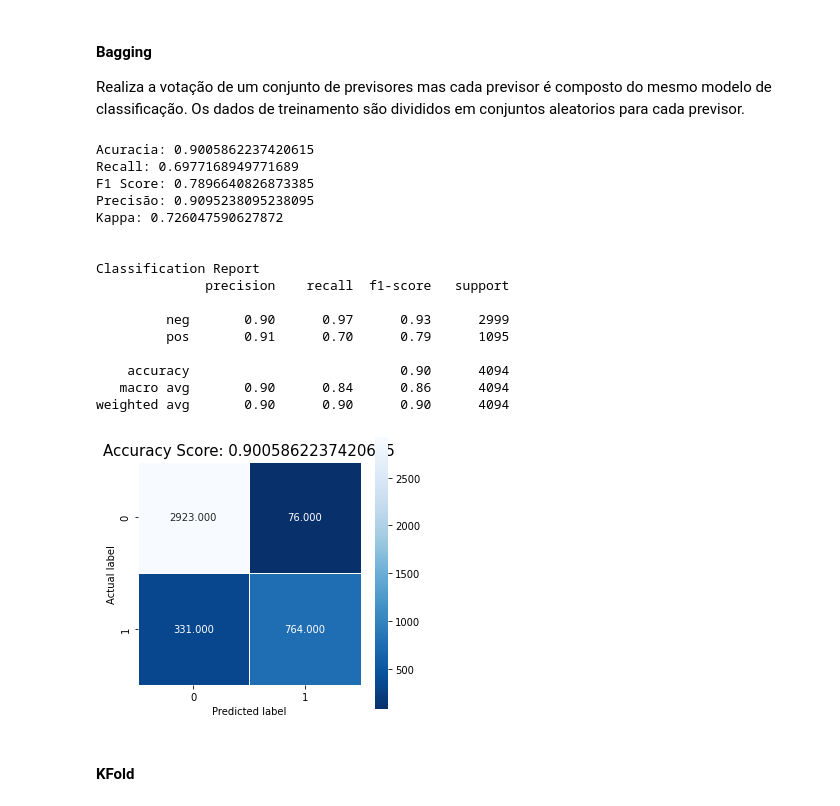
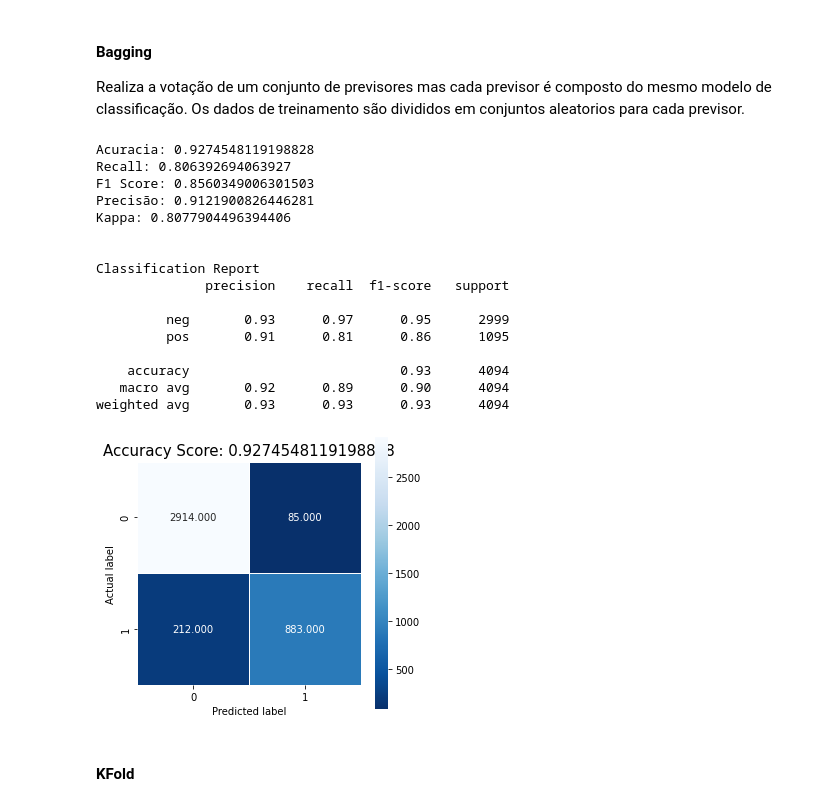
Before and after one commit to doissegundos/Fraud_detection_bank, a Jupyter notebook: fraud.ipynb, the cells around one changed output. Cells and saved outputs as stored; diff of their text form; code cells hidden in the pictures.

```diff
--- a/fraud.ipynb
+++ b/fraud.ipynb
@@ -263,3 +264,7 @@ def score(y_test,y_pred):
+# %%
+min_max_scaler = preprocessing.MinMaxScaler()
+x_train = min_max_scaler.fit_transform(x_train)
+x_test = min_max_scaler.transform(x_test)
 # %% [markdown]
 #### KNN
 
@@ -345,29 +350,29 @@ weighted avg       0.81      0.82      0.81      4094
 #### Bagging
 Realiza a votação de um conjunto de previsores mas cada previsor é composto do mesmo modelo de classificação. Os dados de treinamento são divididos em conjuntos aleatorios para cada previsor.
 # %%
-rf_clf = RandomForestClassifier(n_estimators=500, max_leaf_nodes=16, n_jobs=-1,random_state=42)
+rf_clf = RandomForestClassifier(n_estimators=400,n_jobs=-1,random_state=42)
 bag_clf = BaggingClassifier(rf_clf)
 bag_clf.fit(x_train, y_train)
 pred_bag = bag_clf.predict(x_test)
 score(y_test,pred_bag)
 # %% [output]
-Acuracia: 0.9005862237420615
-Recall: 0.6977168949771689
-F1 Score: 0.7896640826873385
-Precisão: 0.9095238095238095
-Kappa: 0.726047590627872
+Acuracia: 0.9274548119198828
+Recall: 0.806392694063927
+F1 Score: 0.8560349006301503
+Precisão: 0.9121900826446281
+Kappa: 0.8077904496394406
 
 
 Classification Report
               precision    recall  f1-score   support
 
-         neg       0.90      0.97      0.93      2999
-         pos       0.91      0.70      0.79      1095
+         neg       0.93      0.97      0.95      2999
+         pos       0.91      0.81      0.86      1095
 
-    accuracy                           0.90      4094
-   macro avg       0.90      0.84      0.86      4094
-weighted avg       0.90      0.90      0.90      4094
+    accuracy                           0.93      4094
+   macro avg       0.92      0.89      0.90      4094
+weighted avg       0.93      0.93      0.93      4094
-[figure, old version]
+[figure, new version]
 # %% [markdown]
 #### KFold
 # %% [markdown]
```
Also changed, not shown: parts of 11 cells of this notebook.
